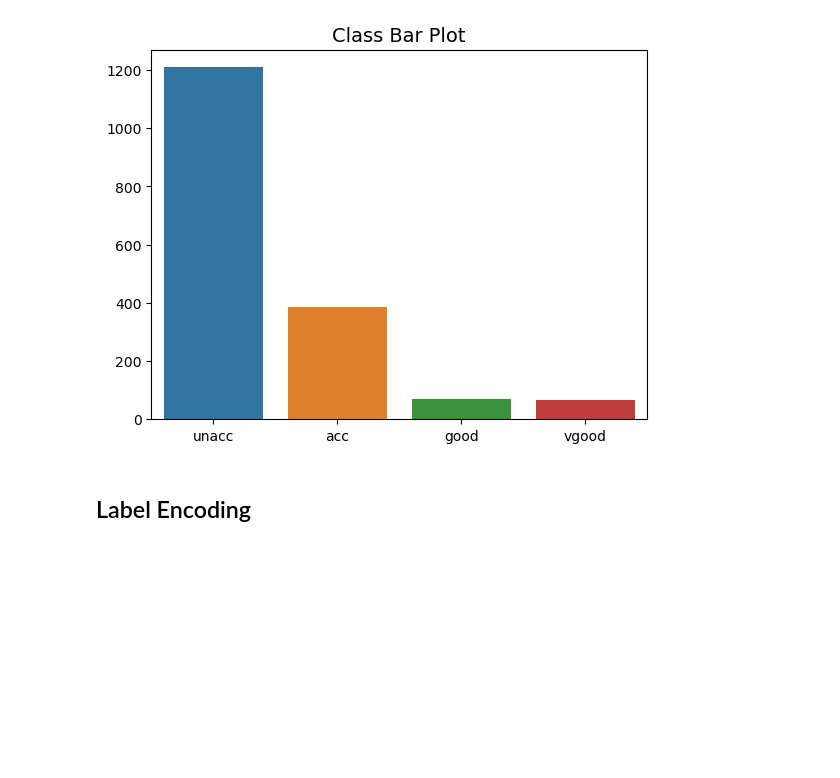
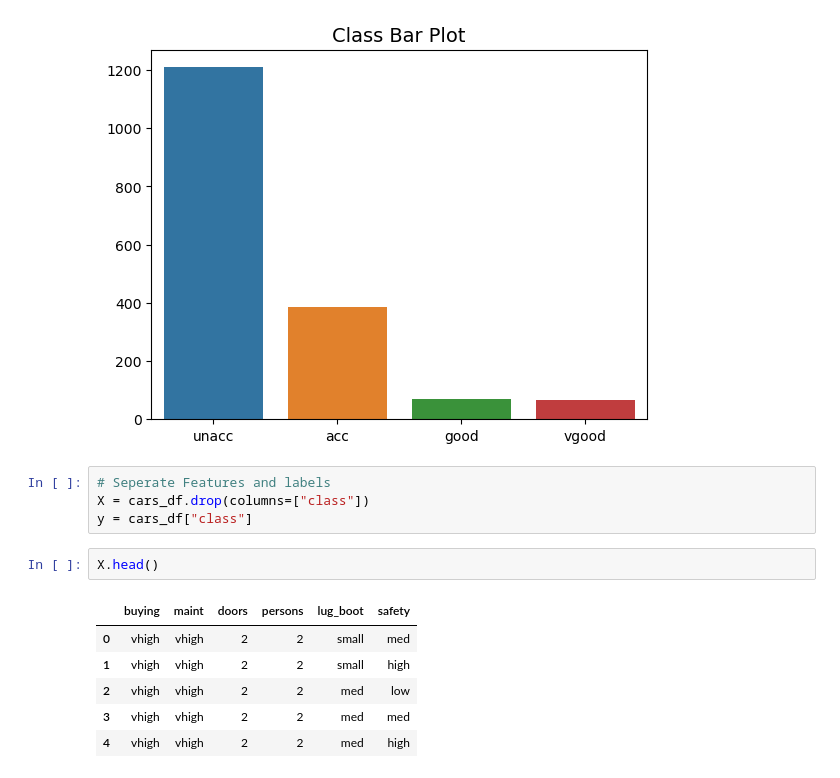
Before and after one commit to lawalsegun2025/car_acceptability_predictor, a Jupyter notebook: car_acceptibility_predictor.ipynb, the cells around one changed output. Cells and saved outputs as stored; diff of their text form; blank space fills up the shorter version.

```diff
--- a/car_acceptibility_predictor.ipynb
+++ b/car_acceptibility_predictor.ipynb
@@ -154,5 +154,16 @@ for col in cars_df.columns:
 [figure]
 [figure]
 [figure]
-# %% [markdown]
-## Label Encoding
+# %%
+# Seperate Features and labels
+X = cars_df.drop(columns=["class"])
+y = cars_df["class"]
+# %%
+X.head()
+# %% [output]
+|  | buying | maint | doors | persons | lug_boot | safety |
+| 0 | vhigh | vhigh | 2 | 2 | small | med |
+| 1 | vhigh | vhigh | 2 | 2 | small | high |
+| 2 | vhigh | vhigh | 2 | 2 | med | low |
+| 3 | vhigh | vhigh | 2 | 2 | med | med |
+| 4 | vhigh | vhigh | 2 | 2 | med | high |
```
Also changed, not shown: parts of 5 cells of this notebook, 1 other file.
